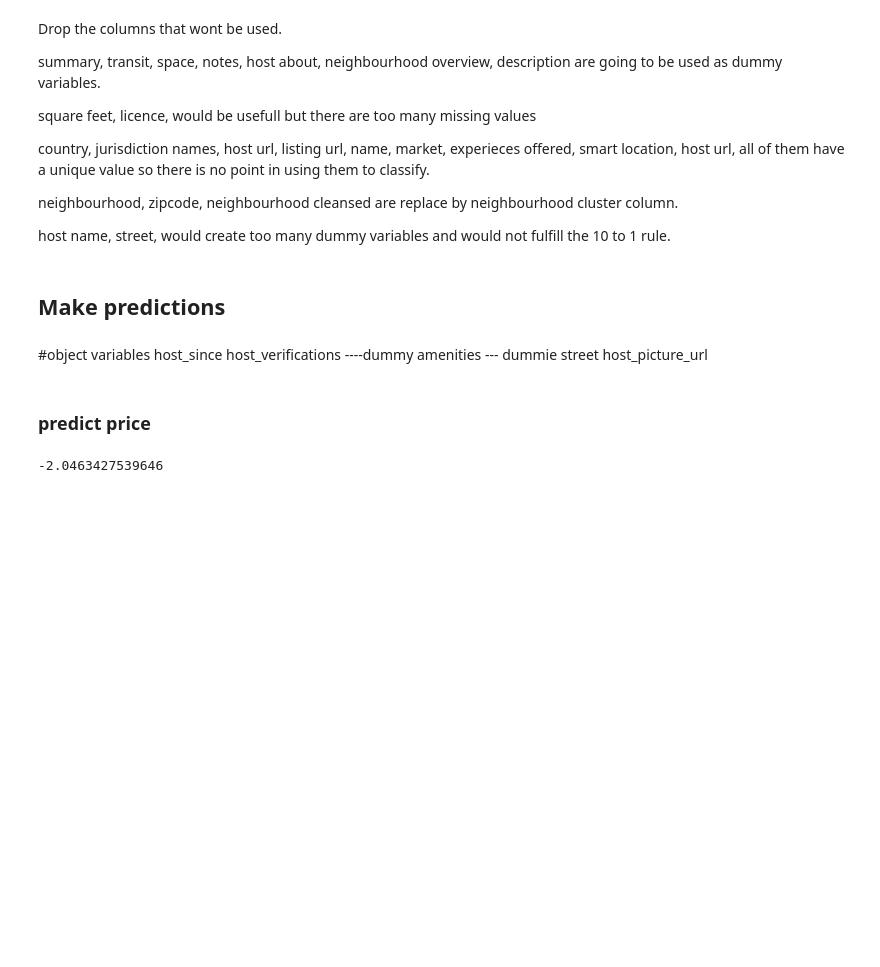
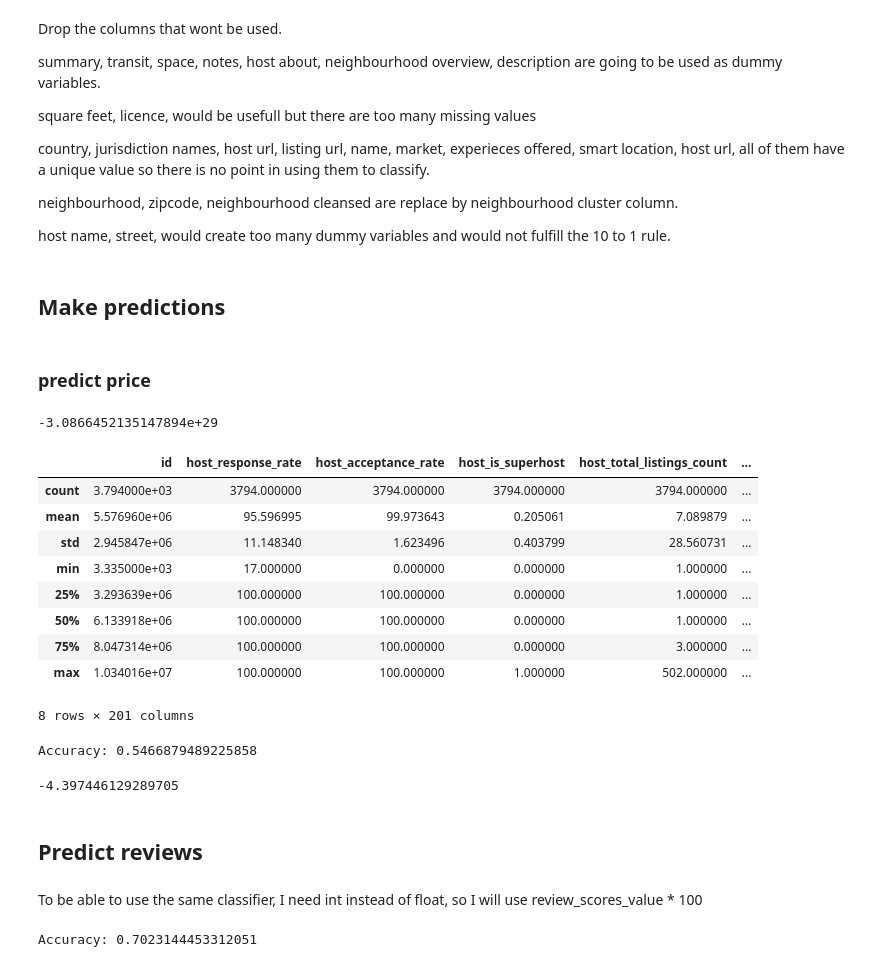
Before and after one commit to alejandrosierramartinez/airbnbseattledataset, a Jupyter notebook: seattle_AirBNB.ipynb, the cells around one changed output. Drawn from its saved outputs; the diff is of its cells as text; code cells hidden in the pictures; blank space fills up the shorter version.

Commit message:
price and review predict

```diff
--- a/seattle_AirBNB.ipynb
+++ b/seattle_AirBNB.ipynb
@@ -257,7 +260,7 @@ listings['reviews_per_month'] = listings['reviews_per_month'].fillna(listings['r
 Convert to date format date features
 # %%
 #convert dates to datetime
-today = datetime.date.today()
+today = dt.date.today()
 
 listings['first_review'] = pd.to_datetime(listings['first_review']).fillna(today).map(dt.datetime.toordinal)
 listings['last_review'] = pd.to_datetime(listings['last_review']).fillna(today).map(dt.datetime.toordinal)
@@ -351,10 +352,3 @@ X = listings.drop(columns = 'price')
-# %% [markdown]
-#object variables
-host_since
-host_verifications ----dummy
-amenities --- dummie
-street
-host_picture_url
 # %% [markdown]
 ### predict price
 # %%
@@ -362,17 +356,17 @@ from sklearn.linear_model import LinearRegression
 from sklearn.model_selection import train_test_split
 from sklearn.metrics import mean_squared_error, r2_score
 
-X = listings.drop(columns = 'price')
+X = listings.drop(columns = ['price', 'scrape_id', 'last_scraped', 'host_id', 'host_since', 'host_listings_count'])
 y = listings['price']
 
 X_train, X_test, y_train, y_test = train_test_split(X, y, test_size=0.33, random_state=42)
 
 lm_model = LinearRegression(normalize=True)
 lm_model.fit(X_train, y_train)
-y_pred = reg.predict(X_test)
+y_pred = lm_model.predict(X_test)
 
 r2_score(y_test, y_pred)
 #print(reg.score(X, y))
 #print(reg.intercept_)
 # %% [output]
--2.0463427539646
+-3.0866452135147894e+29
@@ -378,0 +375,57 @@ r2_score(y_test, y_pred)
+# %%
+X.describe()
+# %% [output]
+|  | id | host_response_rate | host_acceptance_rate | host_is_superhost | host_total_listings_count | ... |
+| count | 3.794000e+03 | 3794.000000 | 3794.000000 | 3794.000000 | 3794.000000 | ... |
+| mean | 5.576960e+06 | 95.596995 | 99.973643 | 0.205061 | 7.089879 | ... |
+| std | 2.945847e+06 | 11.148340 | 1.623496 | 0.403799 | 28.560731 | ... |
+| min | 3.335000e+03 | 17.000000 | 0.000000 | 0.000000 | 1.000000 | ... |
+| 25% | 3.293639e+06 | 100.000000 | 100.000000 | 0.000000 | 1.000000 | ... |
+| 50% | 6.133918e+06 | 100.000000 | 100.000000 | 0.000000 | 1.000000 | ... |
+| 75% | 8.047314e+06 | 100.000000 | 100.000000 | 0.000000 | 3.000000 | ... |
+| max | 1.034016e+07 | 100.000000 | 100.000000 | 1.000000 | 502.000000 | ... |
+8 rows × 201 columns
+# %%
+from sklearn.model_selection import train_test_split
+from sklearn.tree import DecisionTreeClassifier
+from sklearn import metrics
+
+X = listings.drop(columns = ['price', 'scrape_id', 'last_scraped', 'host_id', 'host_since', 'host_listings_count'])
+y = listings['price']
+
+X_train, X_test, y_train, y_test = train_test_split(X, y, test_size=0.33, random_state=0)
+
+clf = DecisionTreeClassifier(min_samples_split=8)
+clf = clf.fit(X_train,y_train)
+
+y_pred = clf.predict(X_test)
+
+print("Accuracy:",metrics.accuracy_score(y_test, y_pred))
+# %% [output]
+Accuracy: 0.5466879489225858
+# %%
+(y_pred - y_test).mean()
+# %% [output]
+-4.397446129289705
+# %% [markdown]
+## Predict reviews
+# %% [markdown]
+To be able to use the same classifier, I need int instead of float, so I will use review_scores_value * 100
+# %%
+from sklearn.model_selection import train_test_split
+from sklearn.tree import DecisionTreeClassifier
+from sklearn import metrics
+
+X = listings.drop(columns = ['review_scores_value', 'scrape_id', 'last_scraped', 'host_id', 'host_since', 'host_listings_count'])
+y = (listings['review_scores_value']*10).astype(int)
+
+X_train, X_test, y_train, y_test = train_test_split(X, y, test_size=0.33, random_state=0)
+
+clf = DecisionTreeClassifier(min_samples_split=8)
+clf = clf.fit(X_train,y_train)
+
+y_pred = clf.predict(X_test)
+
+print("Accuracy:",metrics.accuracy_score(y_test, y_pred))
+# %% [output]
+Accuracy: 0.7023144453312051
```
Also changed, not shown: parts of 5 cells of this notebook.
